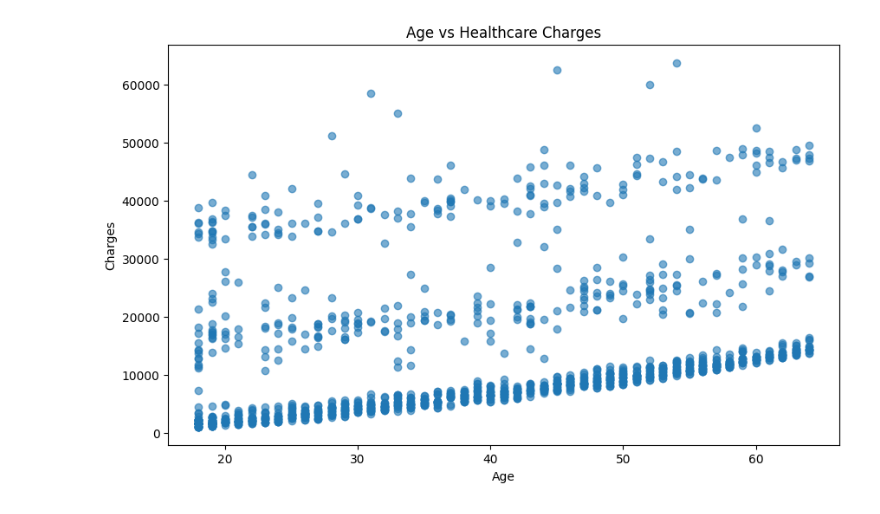
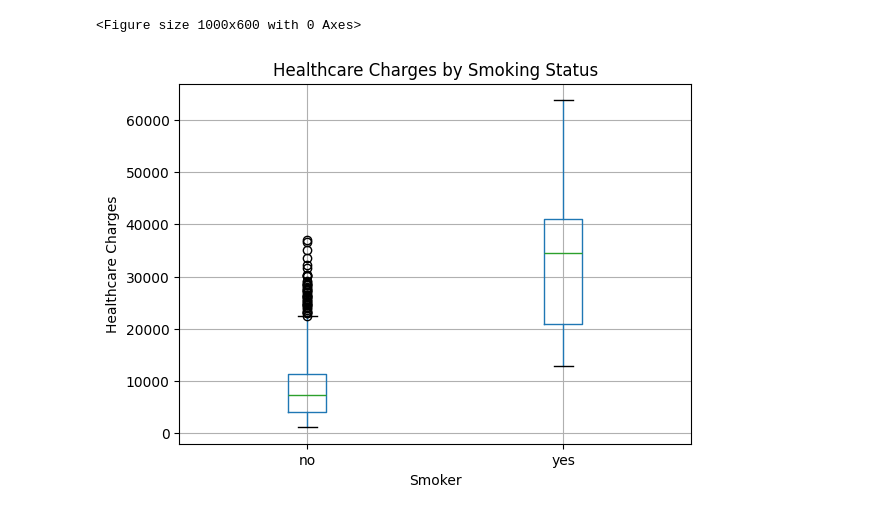
Before and after one commit to zhenjie14/Healthcare-cost-risk-model, a Jupyter notebook: notebooks/eda.ipynb, the cells around one changed output. Saved outputs shown, nothing was run; the diff lists cells and outputs as text; code cells hidden in the pictures.

```diff
--- a/notebooks/eda.ipynb
+++ b/notebooks/eda.ipynb
@@ -51,8 +86 @@ charges     0
 dtype: int64
-# %%
-df["charges"] = df["charges"].round(2)
-
-df["predicted_charges"] = (
-    df["predicted_charges"]
-    .round(2)
-)
@@ -112,12 +137,14 @@ df.groupby("smoker")["charges"].agg(["mean", "median", "std", "min", "max"])
 # %%
-plt.figure(figsize=(10,6))
+plt.figure(figsize=(10, 6))
 
-plt.scatter(df["age"], df["charges"], alpha=0.6)
+df.boxplot(column="charges", by="smoker")
 
-plt.xlabel("Age")
-plt.ylabel("Charges")
-plt.title("Age vs Healthcare Charges")
+plt.title("Healthcare Charges by Smoking Status")
+plt.suptitle("")
+plt.xlabel("Smoker")
+plt.ylabel("Healthcare Charges")
 
 plt.show()
 # %% [output]
+<Figure size 1000x600 with 0 Axes>
-[figure, old version]
+[figure, new version]
```
Also changed, not shown: parts of 64 cells of this notebook, 3 other files.
